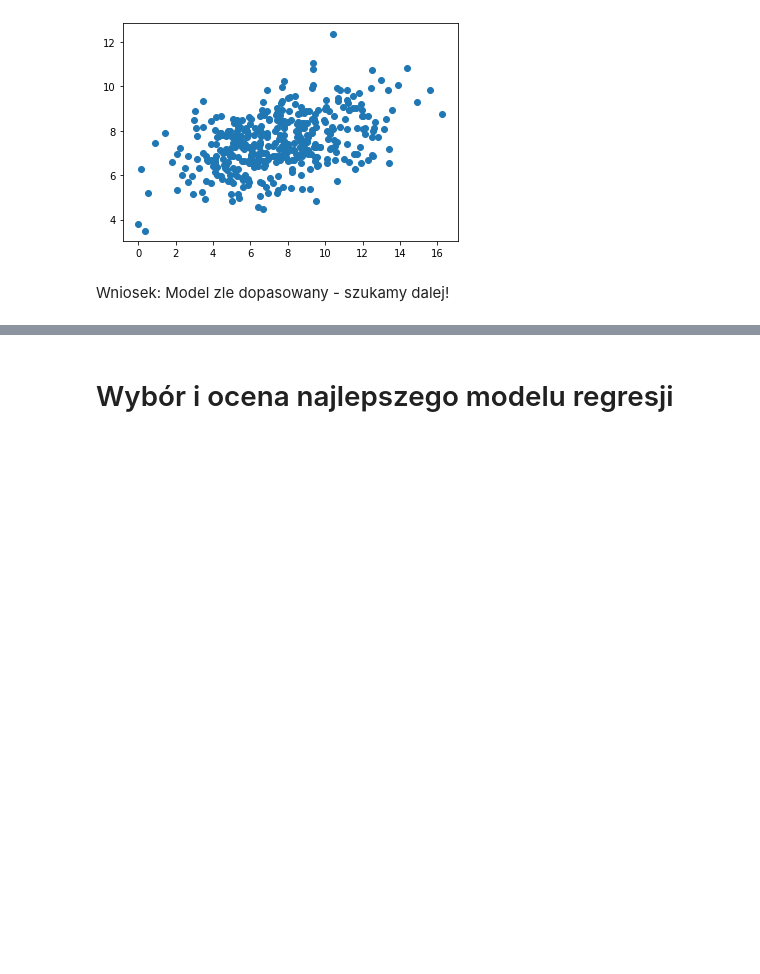
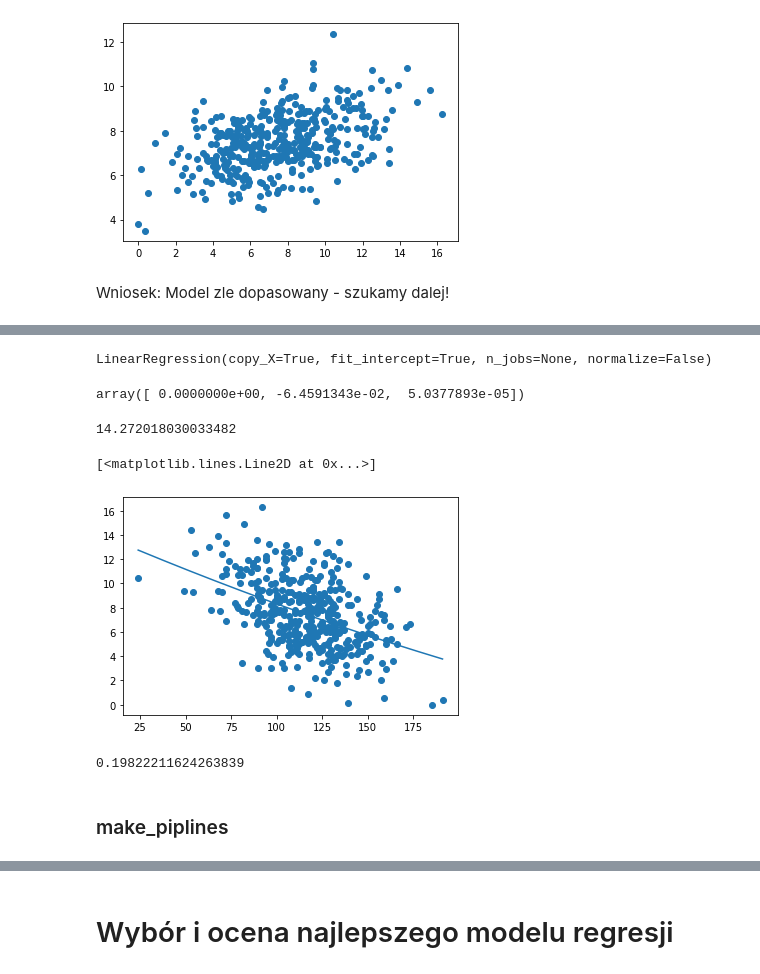
Before and after one commit to imatten/bootcamp_datascience, a Jupyter notebook: notebooks/04_regresja_liniowa/05_walidacja_modeli.ipynb, the cells around one changed output, grey strips where cells are left out. Drawn from its saved outputs; the diff is of its cells as text; code cells hidden in the pictures; blank space fills up the shorter version.

Commit message:
make_piplines

```diff
--- a/notebooks/04_regresja_liniowa/05_walidacja_modeli.ipynb
+++ b/notebooks/04_regresja_liniowa/05_walidacja_modeli.ipynb
@@ -135,0 +190,5 @@ Wniosek: Model zle dopasowany - szukamy dalej!
+# %%
+XPrice = np.array(carseats.data.Price).reshape(-1, 1)
+# %%
+price2 = poly2.fit_transform(XPrice) # kolumna 1, price, price^2
+price2 # zmienne niezalezne + stala
@@ -135,0 +203,27 @@ Wniosek: Model zle dopasowany - szukamy dalej!
+# %%
+lm4 = LinearRegression()
+# %%
+lm4.fit(X = price2, y=y)
+# %% [output]
+LinearRegression(copy_X=True, fit_intercept=True, n_jobs=None, normalize=False)
+# %%
+lm4.coef_
+# %% [output]
+array([ 0.0000000e+00, -6.4591343e-02,  5.0377893e-05])
+# %%
+lm4.intercept_
+# %% [output]
+14.272018030033482
+# %%
+plt.scatter(carseats.data.Price, carseats.data.Sales)
+yy2 = lm4.intercept_ + (lm4.coef_[1] * xx) + (lm4.coef_[2] * (xx ** 2)) # y = b0 + b1 * x + b2 * x^2
+plt.plot(xx, yy2)
+# %% [output]
+[<matplotlib.lines.Line2D at 0x...>]
+[figure, added]
+# %%
+lm4.score(price2, y)
+# %% [output]
+0.19822211624263839
+# %% [markdown]
+### make_piplines
```
Also changed, not shown: parts of 24 cells of this notebook.
